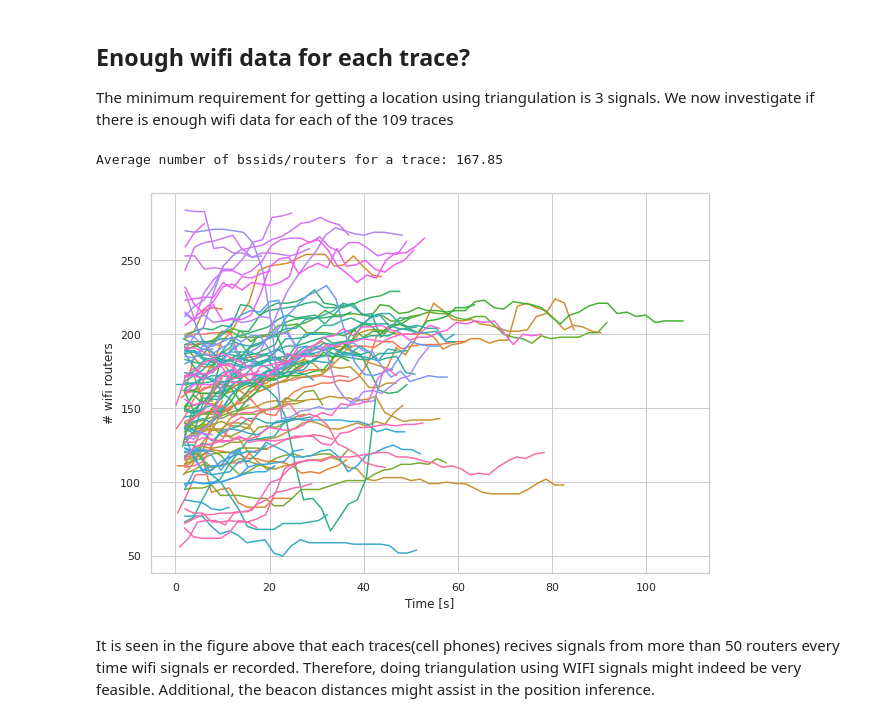
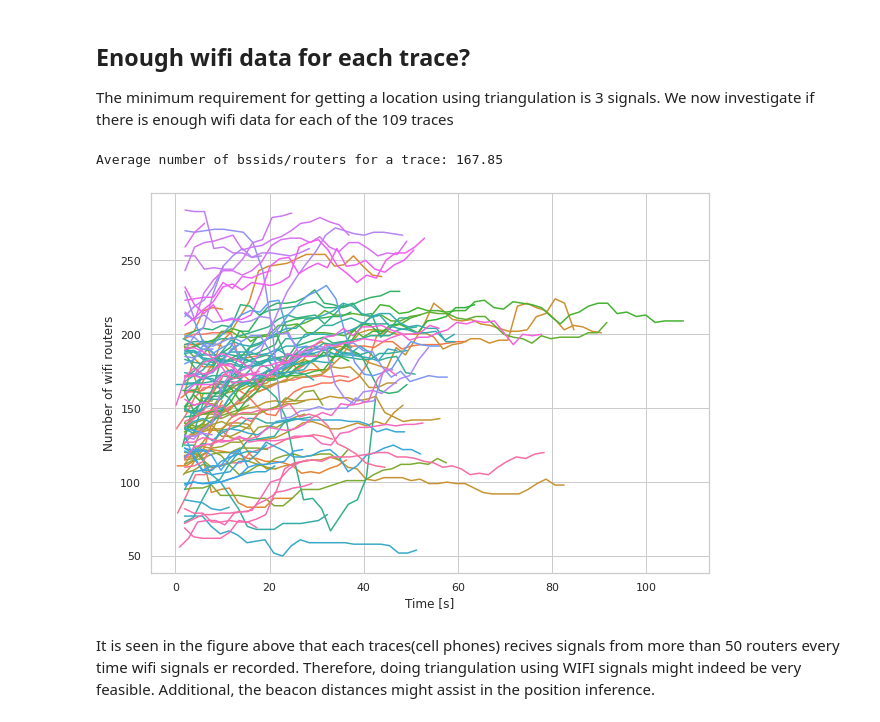
Before and after one commit to sorenhartmann/indoor-location-navigation, a Jupyter notebook: notebooks/0-exploratory.ipynb, the cells around one changed output. Saved outputs shown, nothing was run; the diff lists cells and outputs as text; code cells hidden in the pictures.

```diff
--- a/notebooks/0-exploratory.ipynb
+++ b/notebooks/0-exploratory.ipynb
@@ -226,16 +226,16 @@ combined_WIFI = pd.concat(
 combined_WIFI["trace_ID"] = combined_WIFI.index.get_level_values('trace_id')
 # %%
 def f(x):
-    return pd.Series({"# wifi routers": x["bssid"].count()})
+    return pd.Series({"Number of wifi routers": x["bssid"].count()})
 # %%
 B = combined_WIFI.groupby(['trace_id','time']).apply(f)
 B["Time [s]"] = B.index.get_level_values('time').total_seconds()
 plt.figure(figsize=(10,7))
-sns.lineplot(data=B, x ="Time [s]", y="# wifi routers", hue="trace_id", legend=False, estimator=None);
-print(f"Average number of bssids/routers for a trace: {B['# wifi routers'].mean():.2f}")
+sns.lineplot(data=B, x ="Time [s]", y="Number of wifi routers", hue="trace_id", legend=False, estimator=None);
+print(f"Average number of bssids/routers for a trace: {B['Number of wifi routers'].mean():.2f}")
 # %% [output]
 Average number of bssids/routers for a trace: 167.85
-[figure, old version]
+[figure, new version]
 # %% [markdown]
 It is seen in the figure above that each traces(cell phones) recives signals from more than 50 routers every time wifi signals er recorded. Therefore, doing triangulation using WIFI signals might indeed be very feasible. Additional, the beacon distances might assist in the position inference.
 # %% [markdown]
```
Also changed, not shown: parts of 3 cells of this notebook.
